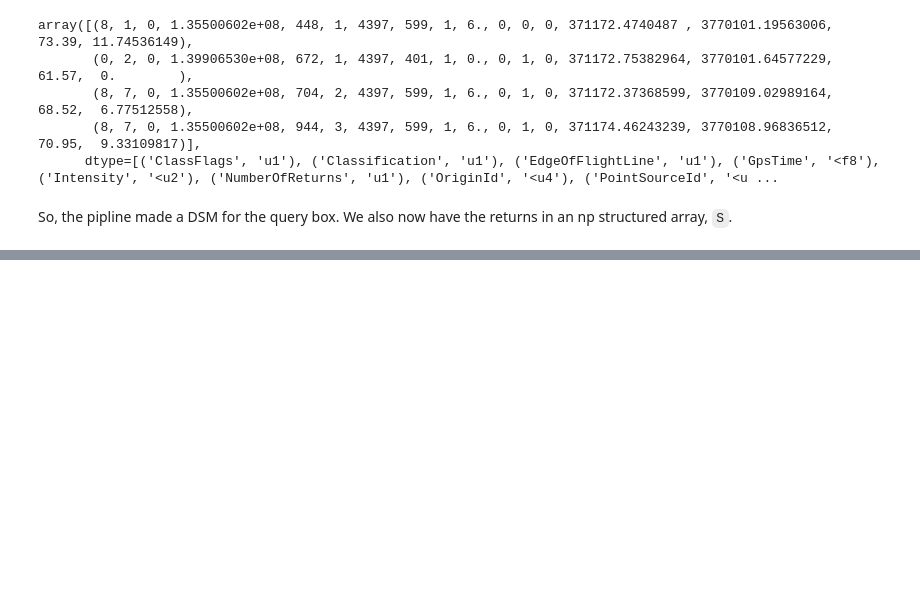
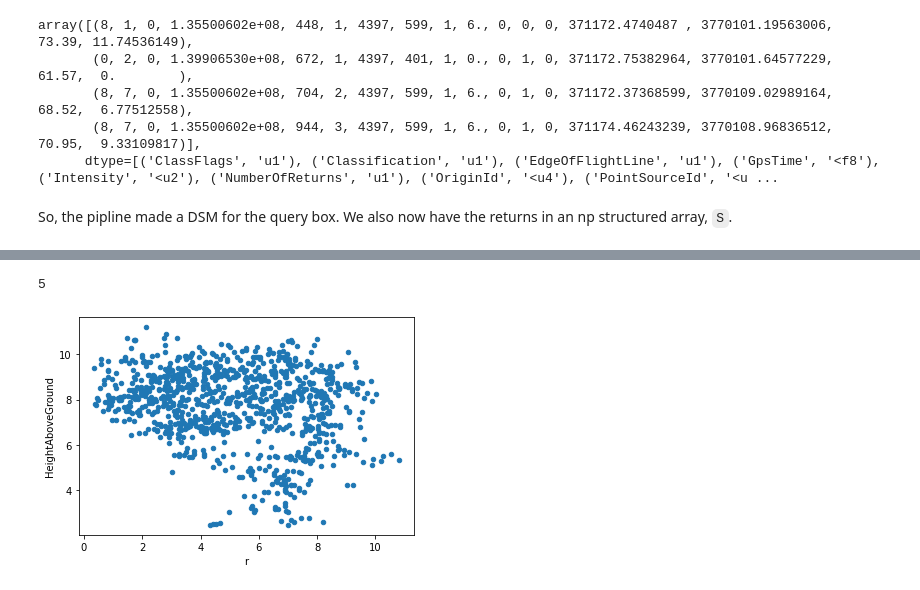
Before and after one commit to kulpojke/UrbanForest, a Jupyter notebook: Allometry/la_sunset_allo.ipynb, the cells around one changed output, grey strips where cells are left out. Saved outputs shown, nothing was run; the diff lists cells and outputs as text; code cells hidden in the pictures; blank space fills up the shorter version.

```diff
--- a/Allometry/la_sunset_allo.ipynb
+++ b/Allometry/la_sunset_allo.ipynb
@@ -363 +524,4 @@ from sklearn.ensemble import RandomForestRegressor
+# %%
+uids = [2181656, 2181657, 2181697, 2181698, 2181699, 2184893]
+tiny_data = la.loc[la.ID.isin(uids)]
 # %% [markdown]
@@ -444,0 +595,8 @@ with ProgressBar():
+# %%
+len(S)
+# %% [output]
+5
+# %%
+S[1].plot.scatter(x='r', y='HeightAboveGround');
+# %% [output]
+[figure, added]
```
Also changed, not shown: parts of 24 cells of this notebook, 1 other file.
